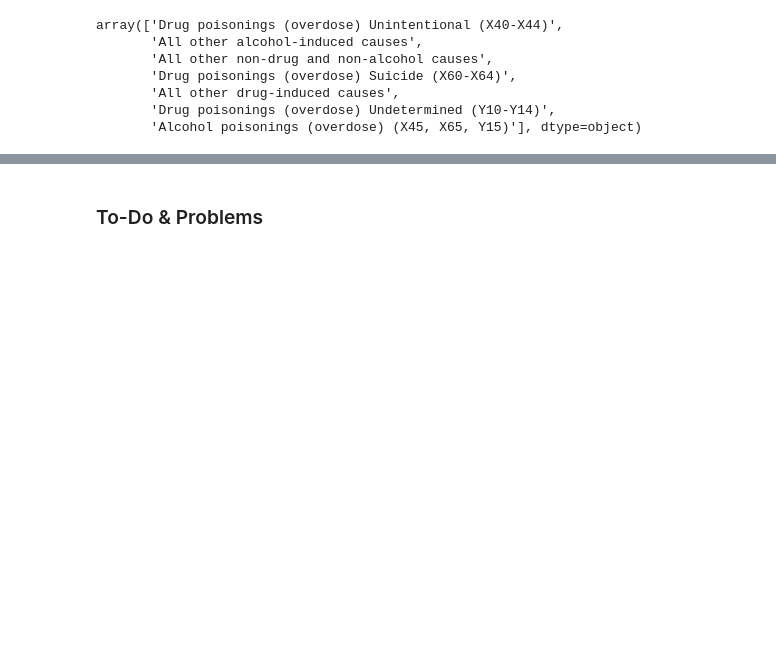
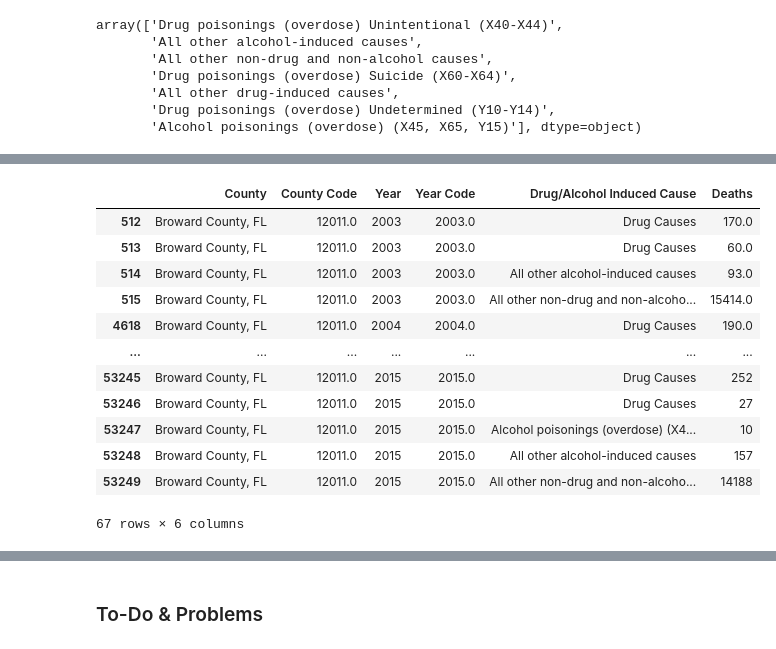
Before and after one commit to MIDS-at-Duke/opioid-2023-kml, a Jupyter notebook: cleaning_us_vital/load_us_vital.ipynb, the cells around one changed output, grey strips where cells are left out. Saved outputs shown, nothing was run; the diff lists cells and outputs as text; code cells hidden in the pictures; blank space fills up the shorter version.

```diff
--- a/cleaning_us_vital/load_us_vital.ipynb
+++ b/cleaning_us_vital/load_us_vital.ipynb
@@ -37,7 +37,7 @@ overdoses["County"].head(10)
 Name: County, dtype: object
 # %%
 # Here we subset by the policy states. We will need to add the control states.
-selected_states = ["FL", "TX", "WA"]
+selected_states = ["FL", "TX", "WA", "WV", "TN", "OH"]
 
 filtered_df = overdoses[overdoses["County"].notna()]
 filtered_df = filtered_df[filtered_df["County"].str.endswith(tuple(selected_states))]
@@ -150,0 +79,2 @@ final_temp_df.head(39)
+# %%
+filtered_df = filtered_df.drop(columns=["Notes", "Drug/Alcohol Induced Cause Code"])
@@ -150,0 +106,28 @@ final_temp_df.head(39)
+# %%
+filtered_df["Drug/Alcohol Induced Cause"] = filtered_df[
+    "Drug/Alcohol Induced Cause"
+].replace(
+    to_replace=[
+        "Drug poisonings (overdose) Unintentional (X40-X44)",
+        "Drug poisonings (overdose) Suicide (X60-X64)",
+        "Drug poisonings (overdose) Undetermined (Y10-Y14)",
+        "All other drug-induced causes",
+    ],
+    value="Drug Causes",
+)
+
+filtered_df[filtered_df["County"] == "Broward County, FL"]
+# %% [output]
+|  | County | County Code | Year | Year Code | Drug/Alcohol Induced Cause | Deaths |
+| 512 | Broward County, FL | 12011.0 | 2003 | 2003.0 | Drug Causes | 170.0 |
+| 513 | Broward County, FL | 12011.0 | 2003 | 2003.0 | Drug Causes | 60.0 |
+| 514 | Broward County, FL | 12011.0 | 2003 | 2003.0 | All other alcohol-induced causes | 93.0 |
+| 515 | Broward County, FL | 12011.0 | 2003 | 2003.0 | All other non-drug and non-alcoho... | 15414.0 |
+| 4618 | Broward County, FL | 12011.0 | 2004 | 2004.0 | Drug Causes | 190.0 |
+| ... | ... | ... | ... | ... | ... | ... |
+| 53245 | Broward County, FL | 12011.0 | 2015 | 2015.0 | Drug Causes | 252 |
+| 53246 | Broward County, FL | 12011.0 | 2015 | 2015.0 | Drug Causes | 27 |
+| 53247 | Broward County, FL | 12011.0 | 2015 | 2015.0 | Alcohol poisonings (overdose) (X4... | 10 |
+| 53248 | Broward County, FL | 12011.0 | 2015 | 2015.0 | All other alcohol-induced causes | 157 |
+| 53249 | Broward County, FL | 12011.0 | 2015 | 2015.0 | All other non-drug and non-alcoho... | 14188 |
+67 rows × 6 columns
```
Also changed, not shown: parts of 16 cells of this notebook, 3 other files.
